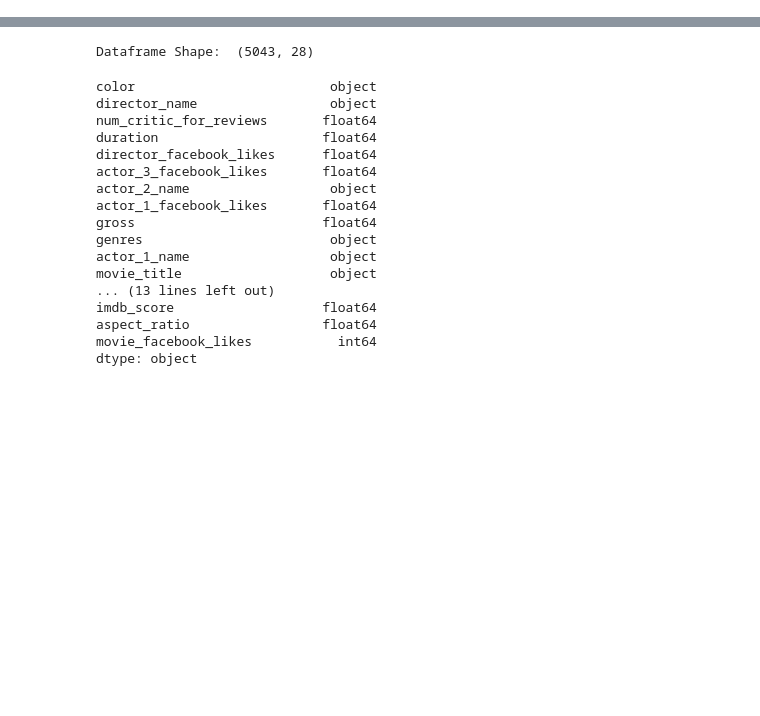
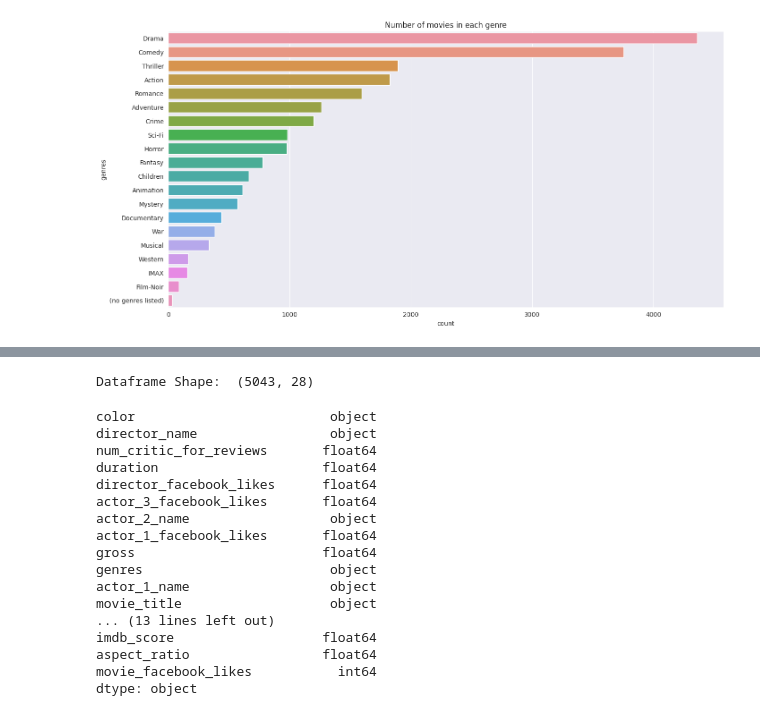
Before and after one commit to chirag-25/Movie-Recommendation-System, a Jupyter notebook: data_analysis.ipynb, the cells around one changed output, grey strips where cells are left out. Cells and saved outputs as stored; diff of their text form; code cells hidden in the pictures; blank space fills up the shorter version.

```diff
--- a/data_analysis.ipynb
+++ b/data_analysis.ipynb
@@ -8,0 +58,9 @@ warnings.filterwarnings('ignore')
+# %%
+plt.figure(figsize=(16,8))
+movies_data['genres'] = movies_data['genres'].str.split('|')
+movies_data_genre = movies_data.explode('genres')
+sns.countplot(y=movies_data_genre['genres'], order=movies_data_genre['genres'].value_counts().index)
+plt.title('Number of movies in each genre')
+plt.show()
+# %% [output]
+[figure, added]
```
Also changed, not shown: parts of 9 cells of this notebook.
